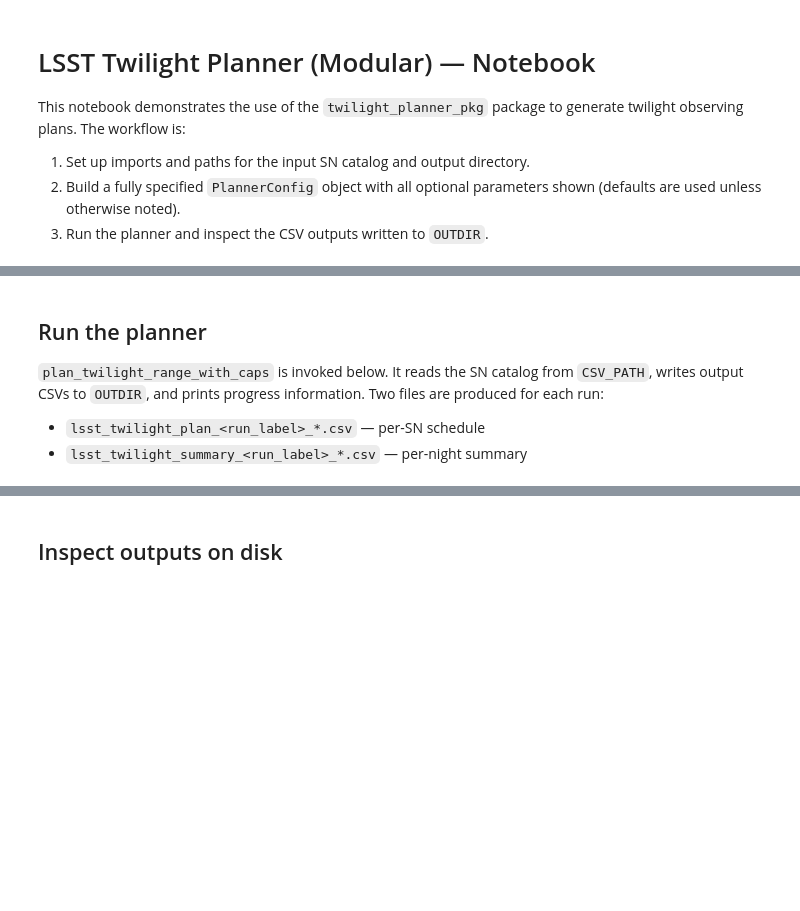
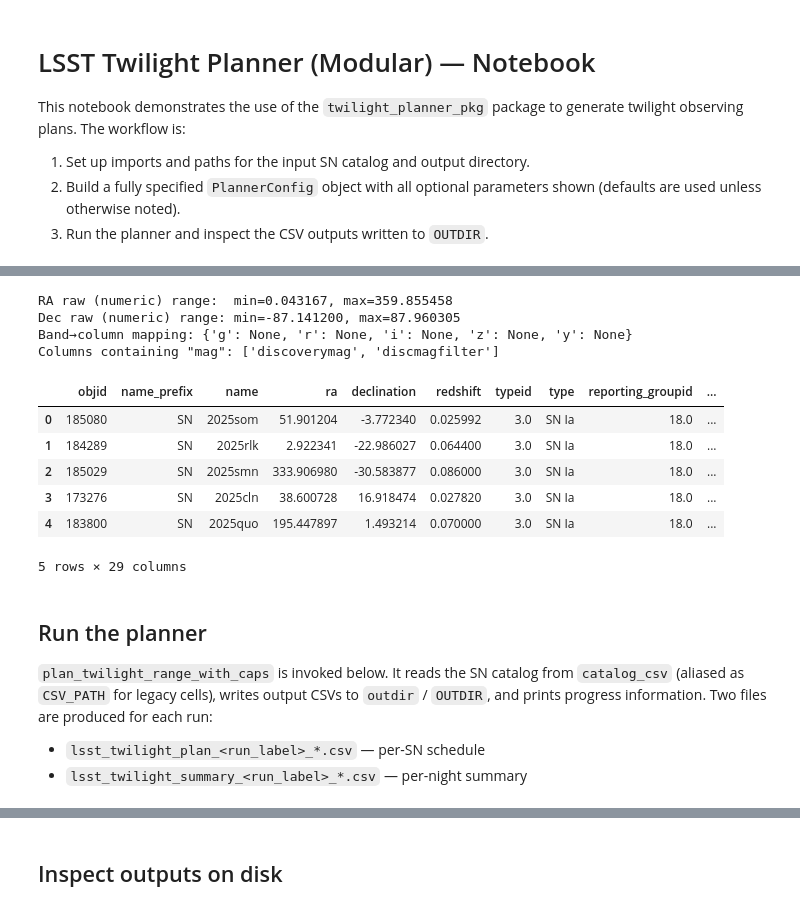
Before and after one commit to trivialTZ/Lsst-Twilight-SNe, a Jupyter notebook: notebook/TwilightPlanner_Modular_Notebook.ipynb, the cells around one changed output, grey strips where cells are left out. Cells and saved outputs as stored; diff of their text form; code cells hidden in the pictures; blank space fills up the shorter version.

```diff
--- a/notebook/TwilightPlanner_Modular_Notebook.ipynb
+++ b/notebook/TwilightPlanner_Modular_Notebook.ipynb
@@ -9,20 +9,28 @@ generate twilight observing plans. The workflow is:
    shown (defaults are used unless otherwise noted).
 3. Run the planner and inspect the CSV outputs written to `OUTDIR`.
 # %%
+
 # --- Imports and path setup ---
+import os
 import sys
-import os
-sys.path.insert(0, os.path.abspath(".."))
+from pathlib import Path
 
-# Ensure local package is importable
+PROJECT_ROOT = Path('..').resolve()
+if str(PROJECT_ROOT) not in sys.path:
+    sys.path.insert(0, str(PROJECT_ROOT))
 
 from twilight_planner_pkg.config import PlannerConfig
 from twilight_planner_pkg.scheduler import plan_twilight_range_with_caps
 
-# Paths: adjust if your data/output lives elsewhere
-CSV_PATH = "../data/ATLAS_2021_to25_with_fakes_like_input.csv"
-OUTDIR = "../twilight_outputs"
-os.makedirs(OUTDIR, exist_ok=True)
+# Edit these to your paths
+catalog_csv = Path('../data/ATLAS_2021_to25_with_fakes_like_input.csv')
+outdir = Path("../twilight_outputs")
+outdir.mkdir(parents=True, exist_ok=True)
 
-print("CSV exists:", os.path.exists(CSV_PATH))
-print("Output dir:", OUTDIR)
+print('Catalog CSV:', catalog_csv)
+print('Catalog exists:', catalog_csv.exists())
+print('Output directory:', outdir)
+
+# Legacy aliases used by some cells below
+CSV_PATH = str(catalog_csv)
+OUTDIR = str(outdir)
@@ -110,15 +306,28 @@ AU.peak_mag_from_redshift = _peak_mag_cached
 # %%
 # Diagnose catalog magnitude mapping for discovery fallback
 from twilight_planner_pkg.examine import diagnose_mag_mapping
-band_to_col, maglike_cols, preview = diagnose_mag_mapping(CSV_PATH, cfg)
+band_to_col, maglike_cols, preview = diagnose_mag_mapping(str(catalog_csv), cfg)
 print('Band→column mapping:', band_to_col)
 print('Columns containing "mag":', maglike_cols[:10])
 display(preview)
+# %% [output]
+RA raw (numeric) range:  min=0.043167, max=359.855458
+Dec raw (numeric) range: min=-87.141200, max=87.960305
+Band→column mapping: {'g': None, 'r': None, 'i': None, 'z': None, 'y': None}
+Columns containing "mag": ['discoverymag', 'discmagfilter']
+|  | objid | name_prefix | name | ra | declination | redshift | typeid | type | reporting_groupid | ... |
+| 0 | 185080 | SN | 2025som | 51.901204 | -3.772340 | 0.025992 | 3.0 | SN Ia | 18.0 | ... |
+| 1 | 184289 | SN | 2025rlk | 2.922341 | -22.986027 | 0.064400 | 3.0 | SN Ia | 18.0 | ... |
+| 2 | 185029 | SN | 2025smn | 333.906980 | -30.583877 | 0.086000 | 3.0 | SN Ia | 18.0 | ... |
+| 3 | 173276 | SN | 2025cln | 38.600728 | 16.918474 | 0.027820 | 3.0 | SN Ia | 18.0 | ... |
+| 4 | 183800 | SN | 2025quo | 195.447897 | 1.493214 | 0.070000 | 3.0 | SN Ia | 18.0 | ... |
+5 rows × 29 columns
 # %% [markdown]
 ## Run the planner
 
 `plan_twilight_range_with_caps` is invoked below.  It reads the SN catalog from
-`CSV_PATH`, writes output CSVs to `OUTDIR`, and prints progress information.
+`catalog_csv` (aliased as `CSV_PATH` for legacy cells), writes output CSVs to `outdir`
+/ `OUTDIR`, and prints progress information.
 Two files are produced for each run:
 
 - `lsst_twilight_plan_<run_label>_*.csv` — per-SN schedule
```
Also changed, not shown: parts of 15 cells of this notebook, 1 other file.
